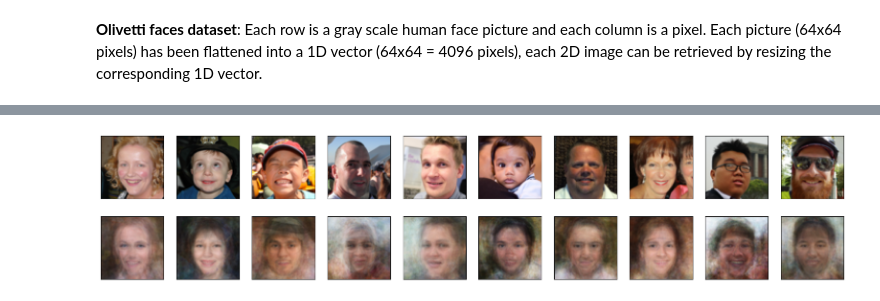
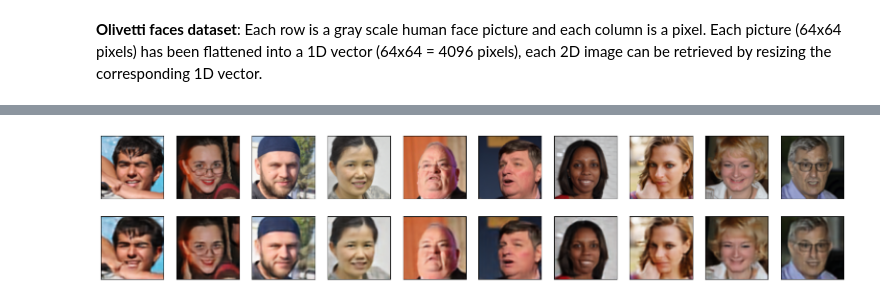
Before and after one commit to tzebre/Aut_app_group_zero, a Jupyter notebook: Copy_of_autoencoders_Keras.ipynb, the cells around one changed output, grey strips where cells are left out. Cells and saved outputs as stored; diff of their text form; code cells hidden in the pictures.

```diff
--- a/Copy_of_autoencoders_Keras.ipynb
+++ b/Copy_of_autoencoders_Keras.ipynb
@@ -148,10 +36,2 @@ INFO:tensorflow:Assets written to: saved_model/v3/assets
 # %% [markdown]
 __Olivetti faces dataset__: Each row is a gray scale human face picture and each column is a pixel. Each picture (64x64 pixels) has been flattened into a 1D vector (64x64 = 4096 pixels), each 2D image can be retrieved by resizing the corresponding 1D vector.
-# %%
-plt.rcParams['figure.figsize'] = (9,9) # Make the figures a bit bigger
-for i in range(25):
-    plt.gray()
-    plt.subplot(5,5,i+1)
-    image2D = X[i,:]
-    image2D = image2D.reshape(64,64)
-    plt.imshow(image2D)
@@ -289,0 +38,3 @@ plt.legend()
+# %%
+from tensorflow import keras
+model = keras.models.load_model('saved_model/vf')
@@ -289,0 +45,12 @@ plt.legend()
+# %%
+t = 64
+X = [] # chaque ligne est une immage de 128x128 : chaque pixel dans une colonne
+for file in os.listdir(f"dataset/02000/"):
+    if file != ".DS_Store":
+        img = Image.open(f"dataset/02000/{file}")
+        img = img.resize((t,t))
+        arr = np.array(img)/255
+    X.append(arr)
+X = np.array(X)
+print(f"X shape {X.shape}")
+decoded_imgs = model.predict(X)
@@ -290,24 +61,18 @@ plt.legend()
 # %%
-encoded_imgs = encoder.predict(X_test)
-decoded_imgs = decoder.predict(encoded_imgs)
-# Use Matplotlib (don't ask)
-import matplotlib.pyplot as plt
-
-n = 10  # How many faces we will display
+n = 10
 plt.figure(figsize=(20, 4))
 for i in range(n):
     # Display original
     ax = plt.subplot(2, n, i + 1)
-    plt.imshow(X_test[i].reshape(64, 64,3))
+    plt.imshow(X[i].reshape(t, t,3))
     plt.gray()
     ax.get_xaxis().set_visible(False)
     ax.get_yaxis().set_visible(False)
 
     # Display reconstruction
     ax = plt.subplot(2, n, i + 1 + n)
-    plt.imshow(decoded_imgs[i].reshape(64, 64,3))
+    plt.imshow(decoded_imgs[i].reshape(t, t,3))
     plt.gray()
     ax.get_xaxis().set_visible(False)
     ax.get_yaxis().set_visible(False)
-plt.show()
 # %% [output]
@@ -316 +79 @@ plt.show()
-[figure, old version]
+[figure, new version]
```
Also changed, not shown: parts of 42 cells of this notebook, 2 other files.
